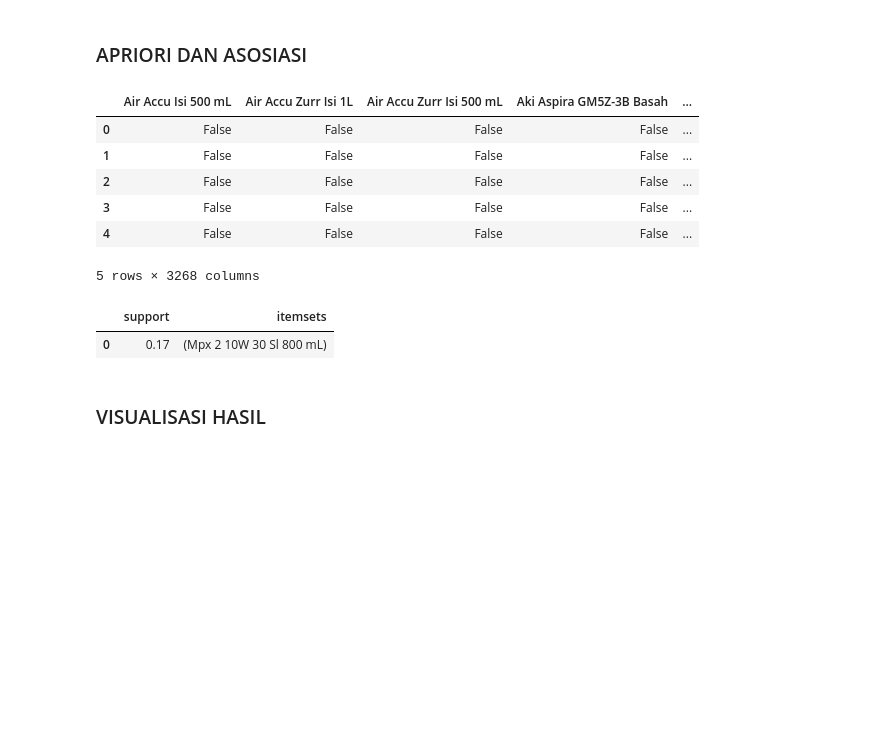
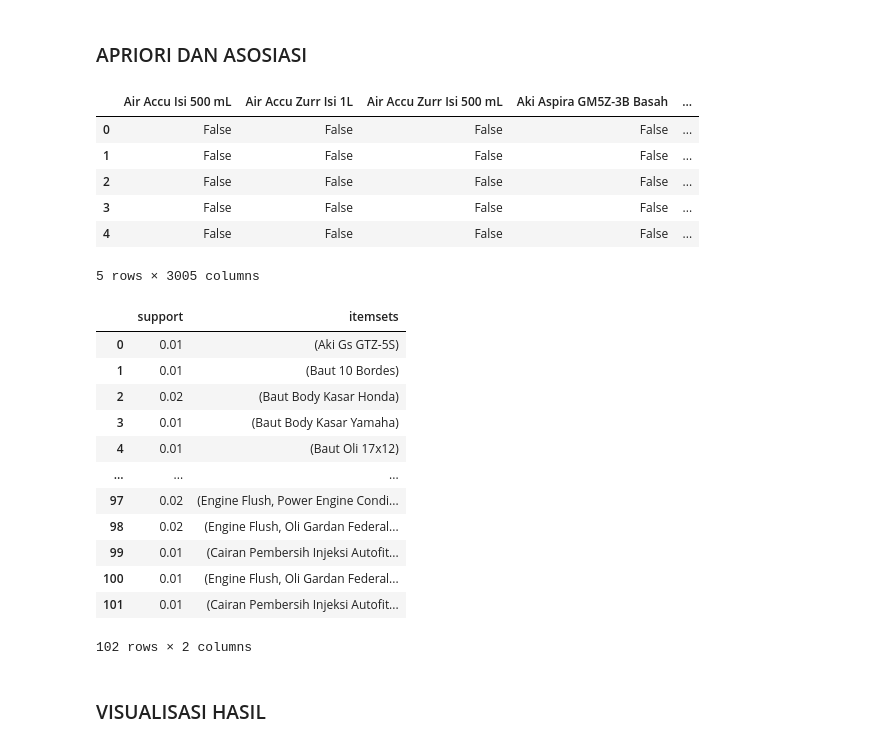
Before and after one commit to DhafinRA/Apriori, a Jupyter notebook: Apriori.ipynb, the cells around one changed output. Saved outputs shown, nothing was run; the diff lists cells and outputs as text; code cells hidden in the pictures; blank space fills up the shorter version.

```diff
--- a/Apriori.ipynb
+++ b/Apriori.ipynb
@@ -11,7 +11,9 @@ import os
 ### PREPROCESS DATA
 # %%
 #Raw Dataset
-df = pd.read_csv('https://raw.githubusercontent.com/DhafinRA/Apriori/refs/heads/main/data/All%20Year/2020.csv')
+# df = pd.read_csv('https://raw.githubusercontent.com/DhafinRA/Apriori/refs/heads/main/data/All%20Year/2021.csv')
+file_path = r'data/ All Year/ 2022'
+df = pd.read_csv(file_path)
 
 # menampilkan 5 data teratas dari data frame
 df.head()
@@ -130,21 +135,32 @@ tf_df.head()
 | 2 | False | False | False | False | ... |
 | 3 | False | False | False | False | ... |
 | 4 | False | False | False | False | ... |
-5 rows × 3268 columns
+5 rows × 3005 columns
 # %%
 #Memasukkan Algoritma Apriori
-frequent_itemsets = apriori(tf_df, min_support=0.1, use_colnames=True)
+frequent_itemsets = apriori(tf_df, min_support=0.01, use_colnames=True)
 
 frequent_itemsets = frequent_itemsets.round(2)
 frequent_itemsets
 
 #menaruh hasil kedalam folder data
-# folder_name = 'data/Hasil'
-# file_path = os.path.join(folder_name, 'hasil_apriori_2020_test.xlsx')
+# folder_name = 'data/Hasil/2023'
+# file_path = os.path.join(folder_name, 'hasil_apriori_2023_up_5.xlsx')
 # frequent_itemsets.to_excel(file_path, index=False)
 # %% [output]
 |  | support | itemsets |
-| 0 | 0.17 | (Mpx 2 10W 30 Sl 800 mL) |
+| 0 | 0.01 | (Aki Gs GTZ-5S) |
+| 1 | 0.01 | (Baut 10 Bordes) |
+| 2 | 0.02 | (Baut Body Kasar Honda) |
+| 3 | 0.01 | (Baut Body Kasar Yamaha) |
+| 4 | 0.01 | (Baut Oli 17x12) |
+| ... | ... | ... |
+| 97 | 0.02 | (Engine Flush, Power Engine Condi... |
+| 98 | 0.02 | (Engine Flush, Oli Gardan Federal... |
+| 99 | 0.01 | (Cairan Pembersih Injeksi Autofit... |
+| 100 | 0.01 | (Engine Flush, Oli Gardan Federal... |
+| 101 | 0.01 | (Cairan Pembersih Injeksi Autofit... |
+102 rows × 2 columns
 # %%
 # memasukkan Association Rules dengan menggunakan K1 1-itemset
 ass_rules = association_rules(frequent_itemsets, metric='confidence', min_threshold=0.1, num_itemsets=1)
```
Also changed, not shown: parts of 8 cells of this notebook, 39 other files.
